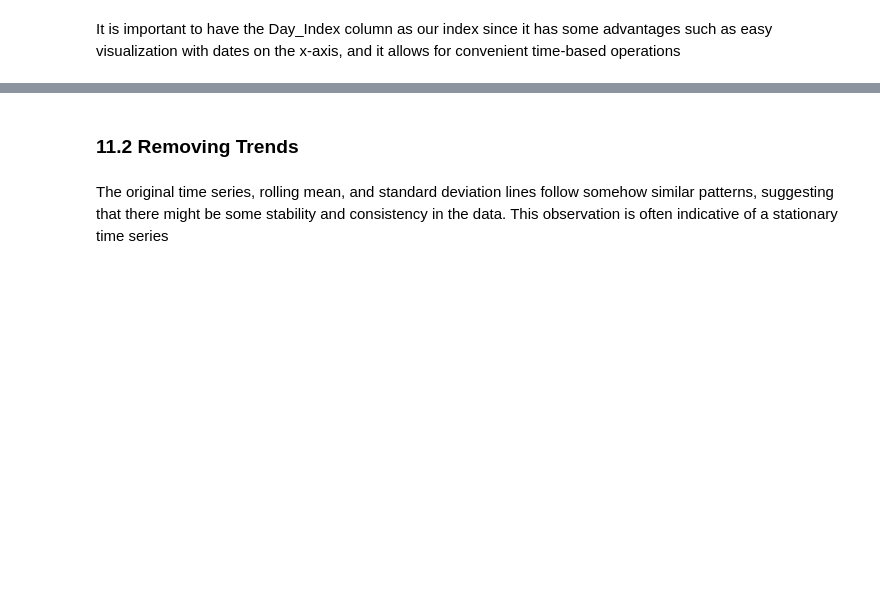
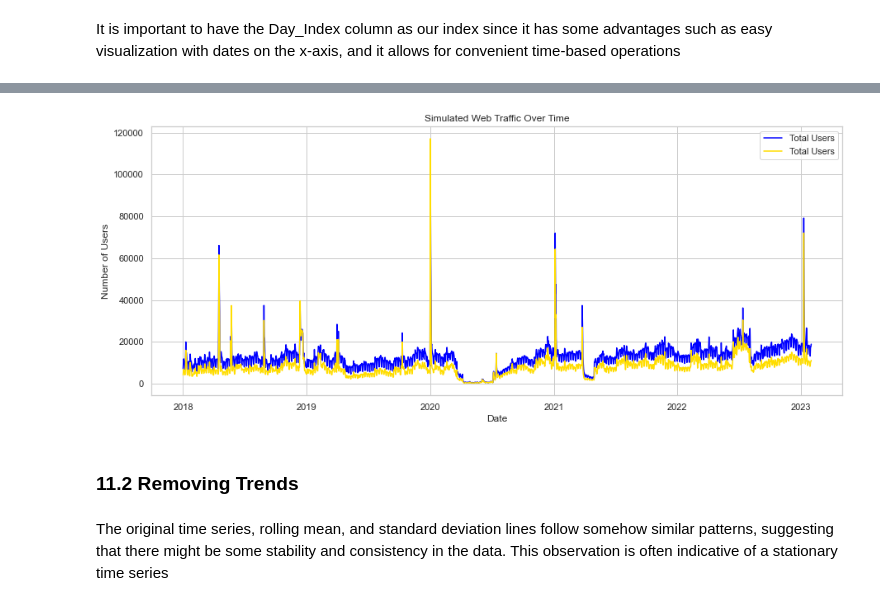
Before and after one commit to Mwenda-Mugambi/Web_Ad_campaign_optimization, a Jupyter notebook: Group_5_Notebook.ipynb, the cells around one changed output, grey strips where cells are left out. Drawn from its saved outputs; the diff is of its cells as text; code cells hidden in the pictures; blank space fills up the shorter version.

```diff
--- a/Group_5_Notebook.ipynb
+++ b/Group_5_Notebook.ipynb
@@ -689,6 +711,6 @@ We drop the Simulated_New_Users column since most of our future analysis will be
 # %%
 # Drop the specified columns
-columns_to_drop = ['Simulated_New_Users', 'Season', 'Week', 'Month', 'Day_of_Week']
+columns_to_drop = ['Year', 'Month', 'Day', 'Season', 'Week','Day_of_Week','Weekday_vs_Weekend']
 df.drop(columns=columns_to_drop, axis=1, inplace=True)
 
 # Confirm the changes
@@ -696,12 +731,15 @@ df.head(10)
 # %%
 # Visualize the time series data
 plt.figure(figsize=(15, 6))
 plt.plot(df['Simulated_Users'], label='Total Users', color='blue')
+plt.plot(df['Simulated_New_Users'], label='Total Users', color='#ffdd00')
 plt.title('Simulated Web Traffic Over Time')
 plt.xlabel('Date')
 plt.ylabel('Number of Users')
 plt.legend()
 plt.show()
+# %% [output]
+[figure, added]
 # %% [markdown]
 ### 11.2 Removing Trends
 # %%
```
Also changed, not shown: parts of 7 cells of this notebook.
